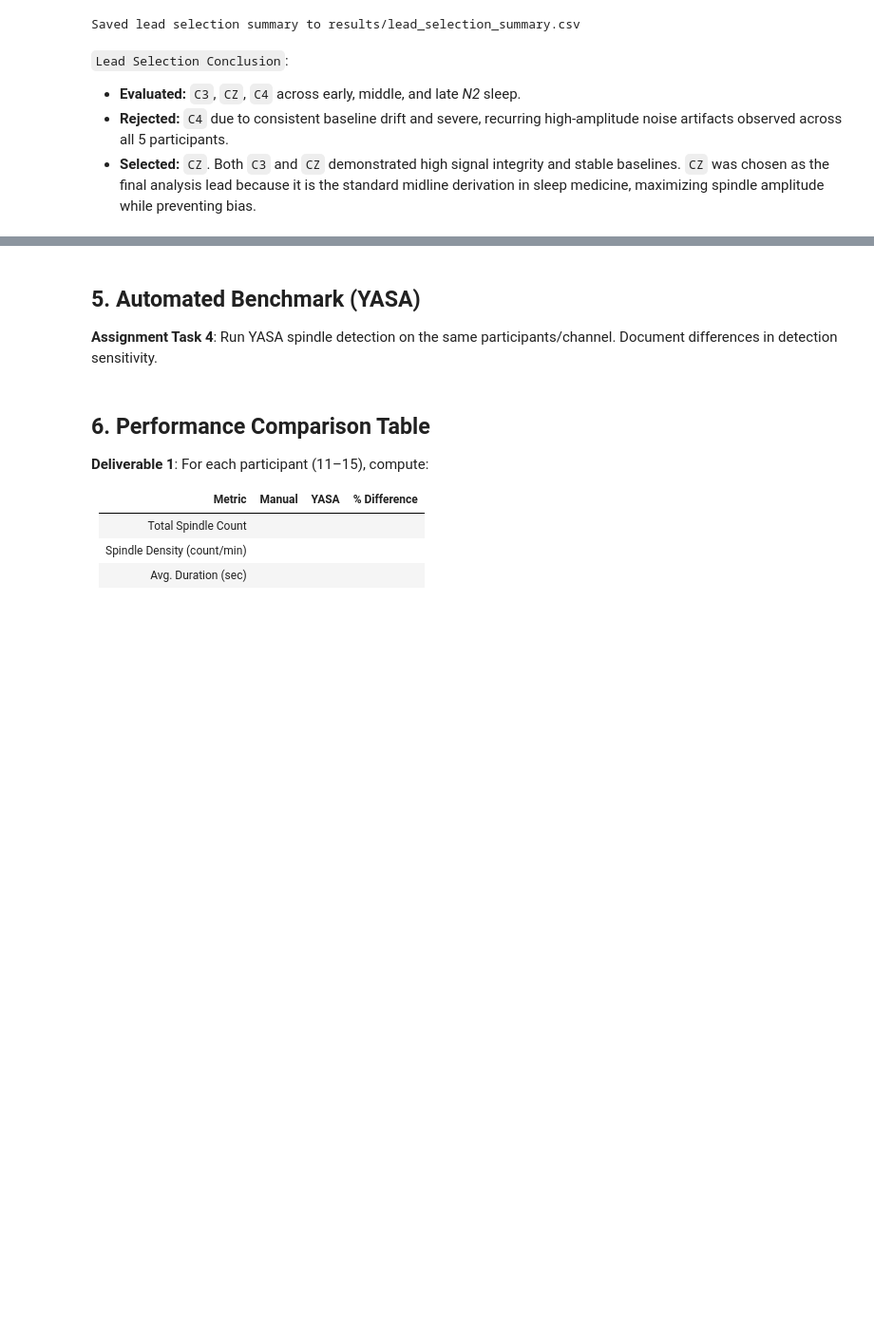
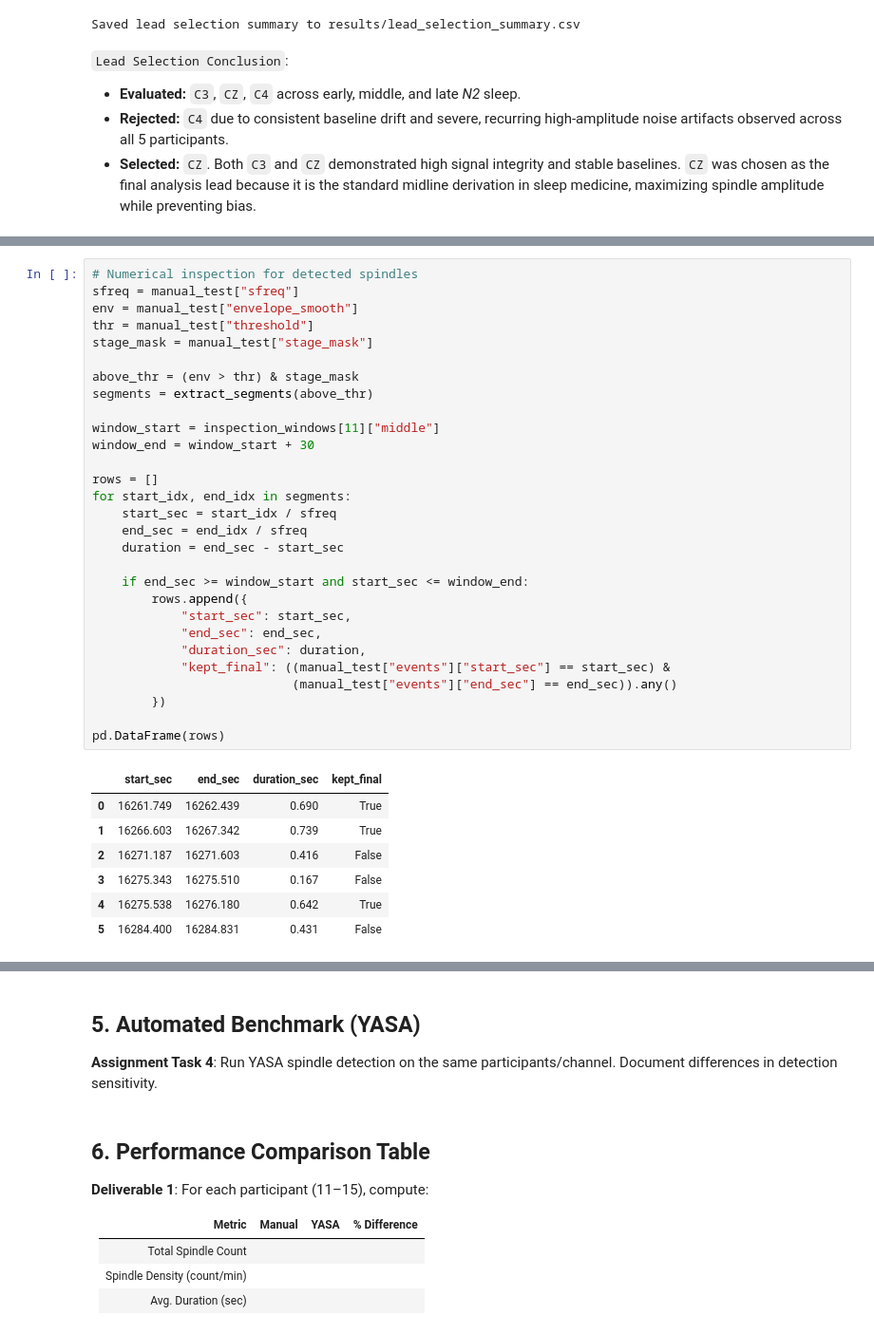
Before and after one commit to neehanthreddym/eeg-signal-processing-classification, a Jupyter notebook: notebooks/part1_spindles.ipynb, the cells around one changed output, grey strips where cells are left out. Shown at 95% size. Saved outputs shown, nothing was run; the diff lists cells and outputs as text; blank space fills up the shorter version.

```diff
--- a/notebooks/part1_spindles.ipynb
+++ b/notebooks/part1_spindles.ipynb
@@ -303,0 +620,37 @@ Saved lead selection summary to results/lead_selection_summary.csv
+# %%
+# Numerical inspection for detected spindles
+sfreq = manual_test["sfreq"]
+env = manual_test["envelope_smooth"]
+thr = manual_test["threshold"]
+stage_mask = manual_test["stage_mask"]
+
+above_thr = (env > thr) & stage_mask
+segments = extract_segments(above_thr)
+
+window_start = inspection_windows[11]["middle"]
+window_end = window_start + 30
+
+rows = []
+for start_idx, end_idx in segments:
+    start_sec = start_idx / sfreq
+    end_sec = end_idx / sfreq
+    duration = end_sec - start_sec
+
+    if end_sec >= window_start and start_sec <= window_end:
+        rows.append({
+            "start_sec": start_sec,
+            "end_sec": end_sec,
+            "duration_sec": duration,
+            "kept_final": ((manual_test["events"]["start_sec"] == start_sec) &
+                           (manual_test["events"]["end_sec"] == end_sec)).any()
+        })
+
+pd.DataFrame(rows)
+# %% [output]
+|  | start_sec | end_sec | duration_sec | kept_final |
+| 0 | 16261.749 | 16262.439 | 0.690 | True |
+| 1 | 16266.603 | 16267.342 | 0.739 | True |
+| 2 | 16271.187 | 16271.603 | 0.416 | False |
+| 3 | 16275.343 | 16275.510 | 0.167 | False |
+| 4 | 16275.538 | 16276.180 | 0.642 | True |
+| 5 | 16284.400 | 16284.831 | 0.431 | False |
```
Also changed, not shown: parts of 8 cells of this notebook, 2 other files.
